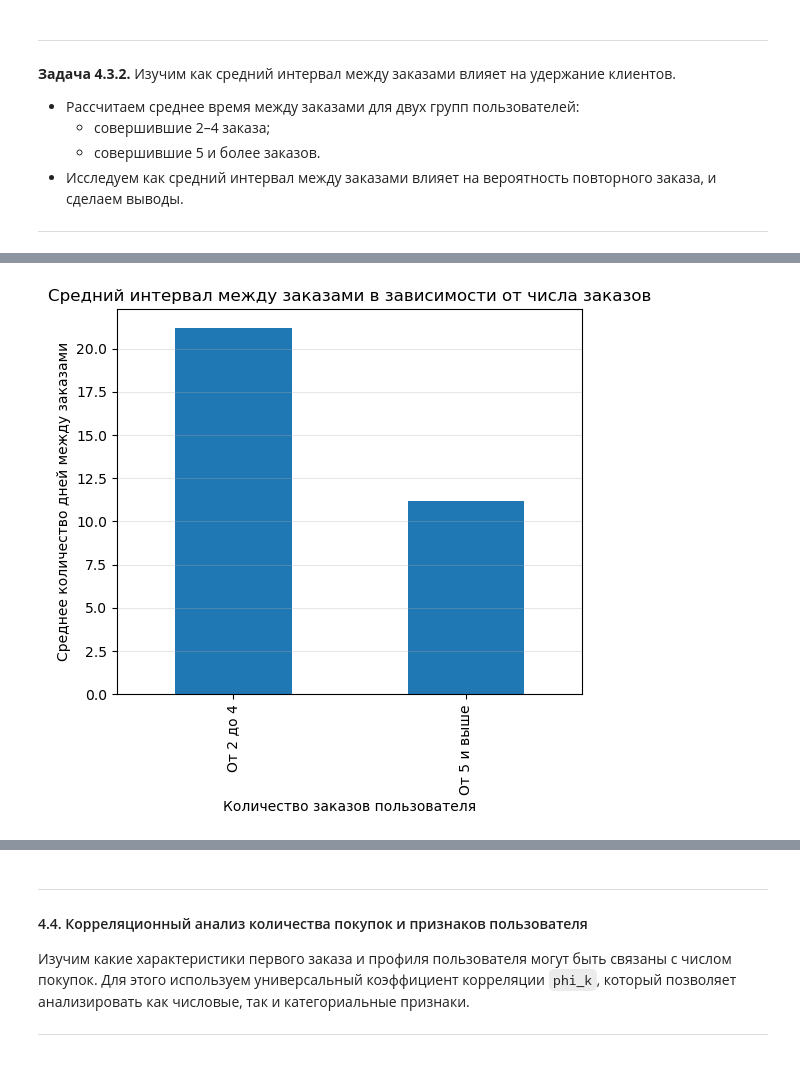
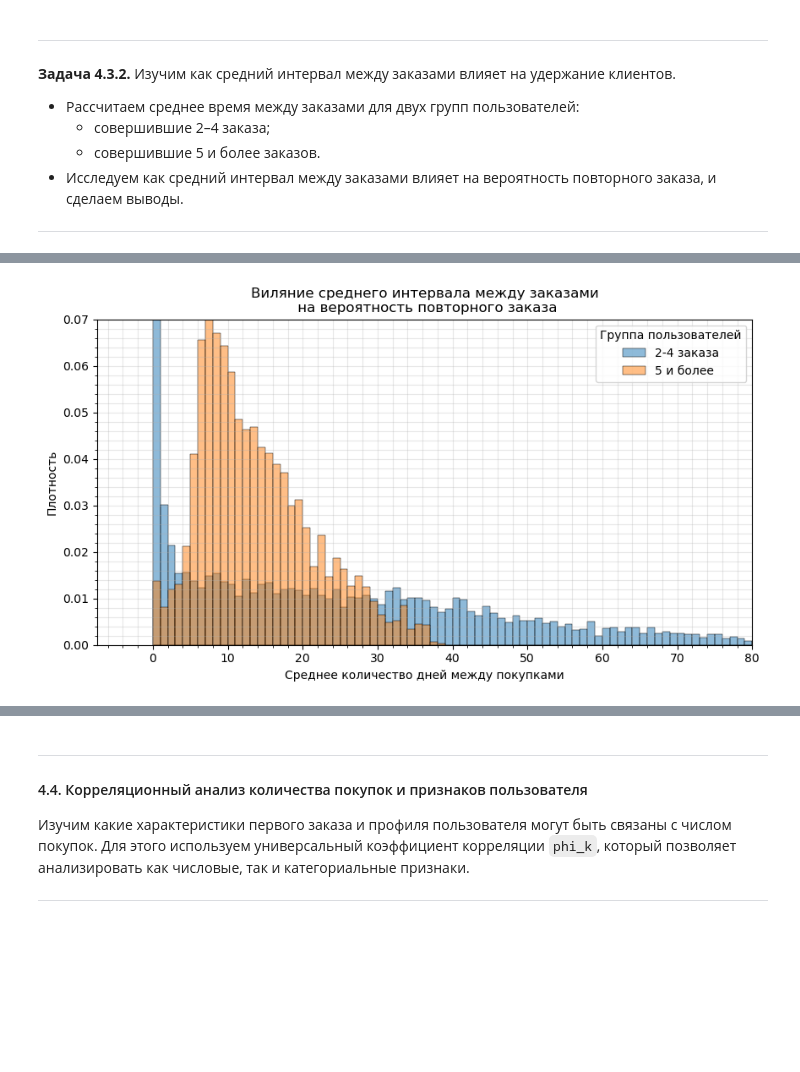
Before and after one commit to yageadvert/yandex-afisha-loyalty-analysis, a Jupyter notebook: notebooks/yandex-afisha-loyalty-analysis.ipynb, the cells around one changed output, grey strips where cells are left out. Cells and saved outputs as stored; diff of their text form; code cells hidden in the pictures; blank space fills up the shorter version.

```diff
--- a/notebooks/yandex-afisha-loyalty-analysis.ipynb
+++ b/notebooks/yandex-afisha-loyalty-analysis.ipynb
@@ -685,0 +909,2 @@ print(
+# %%
+df = df[df['revenue_rub'] <= df['revenue_rub'].quantile(0.99)]
@@ -867,3 +1189,2 @@ df_users[df_users['total_orders']>10000]
 # %%
-# Выведем заказы по этому пользователю, используя датасет df со всеми заказами и отсортируем по дате и времени заказов
-df[df['user_id']=='0beb8fc0c0a9ce1'].sort_values(by='order_ts')
+profiles = profiles[profiles['total_orders']<=profiles['total_orders'].quantile(0.95)]
@@ -1279,7 +2207,11 @@ df_avg_tickets.head(10)
 # %%
-df_users = df_users.copy()
-df_users['tickets_segment'] = pd.cut(df_users['avg_tickets_count'], bins=[1, 2, 3, 5, float('inf')],
-                                  labels=['От 1 до 2', 'От 2 до 3', 'От 3 до 5', 'От 5 и выше'], right=False)
-
-df_users
+profiles = profiles.copy()
+profiles = profiles.assign(
+    tickets_segment = lambda x: pd.cut(
+        x['avg_tickets_count'],
+        bins=[1, 2, 3, 5, float('inf')],
+        labels=['От 1 до 2', 'От 2 до 3', 'От 3 до 5', 'От 5 и выше'],
+        right=False)
+    )
+profiles.head()
 # %% [output]
@@ -1453,11 +2461,43 @@ result432
 # %%
-result432['avg_days_since'].plot(
-    kind='bar',
-    figsize=(6,5),
-    xlabel='Количество заказов пользователя',
-    ylabel='Среднее количество дней между заказами',
-    title='Средний интервал между заказами в зависимости от числа заказов'
-);
-plt.grid(axis='y', alpha=0.3)
+plt.figure(figsize=(10,5))
+min_value=int(profiles['avg_days_since_prev'].min())
+max_value=int(profiles['avg_days_since_prev'].max())
+bins = range(min_value, max_value+1, 1)
+
+# Создаем датасет с пользователями, у которых ['is_two'] == 1
+back_prof=profiles.loc[
+    (profiles['is_two'] == 1)
+    ].copy()
+
+sns.histplot(
+    data=back_prof[back_prof['is_five']==0],
+    x='avg_days_since_prev',
+    bins=bins,
+    stat='density',
+    alpha=0.5,
+    label='2-4 заказа'
+    )
+
+sns.histplot(
+    data=back_prof[back_prof['is_five']==1],
+    x='avg_days_since_prev',
+    bins=bins,
+    stat='density',
+    alpha=0.5,
+    label='5 и более'
+    )
+
+plt.minorticks_on()
+plt.grid(alpha=0.3, which='both')
+plt.legend(title='Группа пользователей')
+plt.title('Виляние среднего интервала между заказами\n на вероятность повторного заказа')
+plt.xlabel('Среднее количество дней между покупками')
+plt.ylabel('Плотность')
+
+# Ограничим оси для наглядности результата:
+plt.ylim(top=0.07)
+plt.xlim(right=80)
+
+plt.show()
 # %% [output]
-[figure, old version]
+[figure, new version]
```
Also changed, not shown: parts of 280 cells of this notebook, 8 other files.
